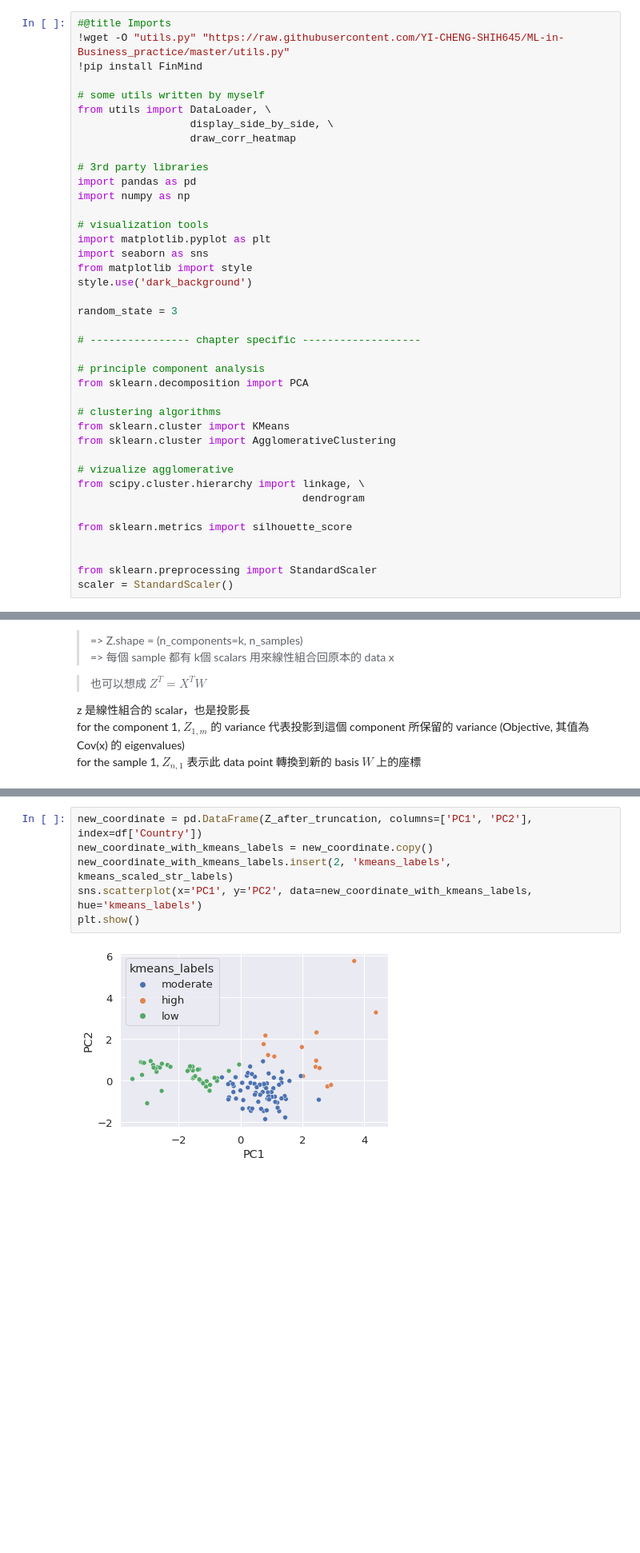
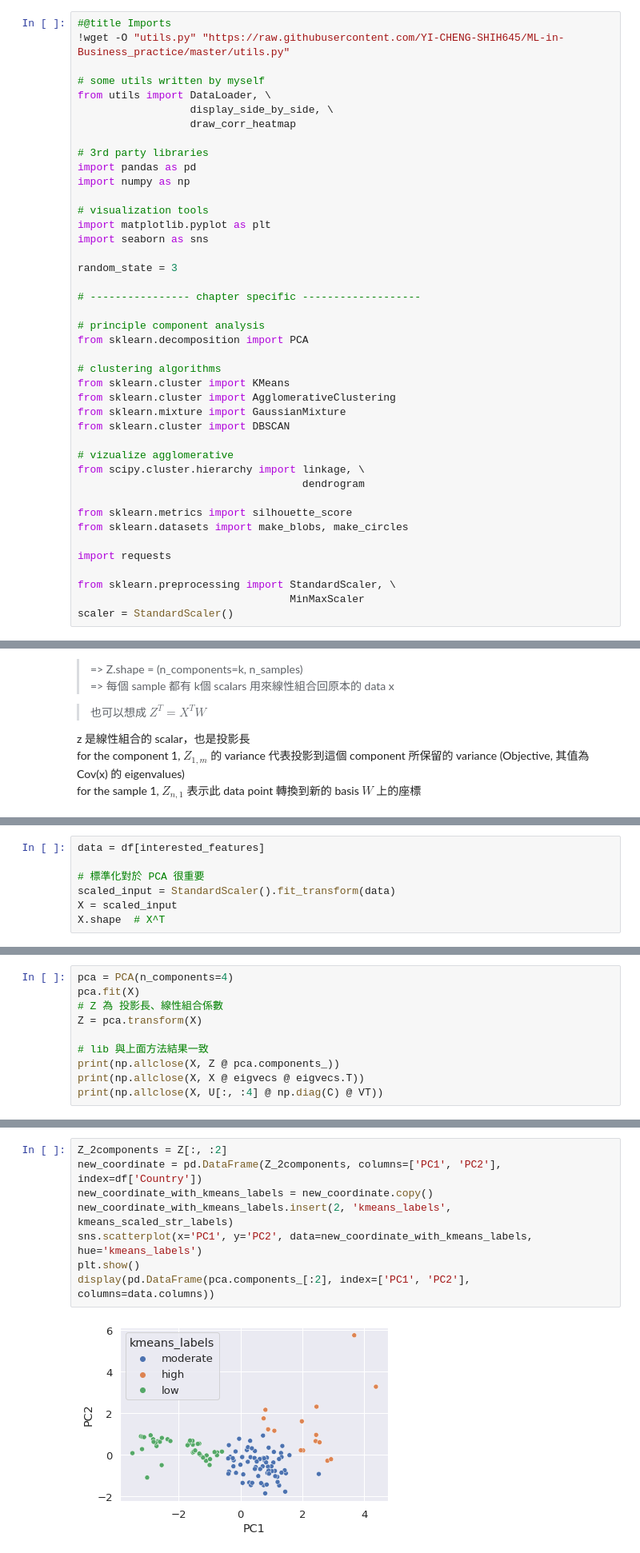
Before and after one commit to YI-CHENG-SHIH645/ML, a Jupyter notebook: ch2_unsupervised-learning/ch2.ipynb, the cells around one changed output, grey strips where cells are left out. Shown at 80% size. Cells and saved outputs as stored; diff of their text form; blank space fills up the shorter version.

```diff
--- a/ch2_unsupervised-learning/ch2.ipynb
+++ b/ch2_unsupervised-learning/ch2.ipynb
@@ -3,7 +3,6 @@
 # %%
 #@title Imports
 !wget -O "utils.py" "https://raw.githubusercontent.com/YI-CHENG-SHIH645/ML-in-Business_practice/master/utils.py"
-!pip install FinMind
 
 # some utils written by myself
 from utils import DataLoader, \
@@ -17,8 +16,6 @@ import numpy as np
 # visualization tools
 import matplotlib.pyplot as plt
 import seaborn as sns
-from matplotlib import style
-style.use('dark_background')
 
 random_state = 3
 
@@ -30,15 +27,20 @@ from sklearn.decomposition import PCA
 # clustering algorithms
 from sklearn.cluster import KMeans
 from sklearn.cluster import AgglomerativeClustering
+from sklearn.mixture import GaussianMixture
+from sklearn.cluster import DBSCAN
 
 # vizualize agglomerative
 from scipy.cluster.hierarchy import linkage, \
                                     dendrogram
 
 from sklearn.metrics import silhouette_score
+from sklearn.datasets import make_blobs, make_circles
 
+import requests
 
-from sklearn.preprocessing import StandardScaler
+from sklearn.preprocessing import StandardScaler, \
+                                  MinMaxScaler
 scaler = StandardScaler()
 # %%
 #@markdown Corruption -- 高好 <br>
@@ -300,0 +273,7 @@ Z_after_truncation = Z[:, :2]
+# %%
+data = df[interested_features]
+
+# 標準化對於 PCA 很重要
+scaled_input = StandardScaler().fit_transform(data)
+X = scaled_input
+X.shape  # X^T
@@ -300,0 +321,10 @@ Z_after_truncation = Z[:, :2]
+# %%
+pca = PCA(n_components=4)
+pca.fit(X)
+# Z 為 投影長、線性組合係數
+Z = pca.transform(X)
+
+# lib 與上面方法結果一致
+print(np.allclose(X, Z @ pca.components_))
+print(np.allclose(X, X @ eigvecs @ eigvecs.T))
+print(np.allclose(X, U[:, :4] @ np.diag(C) @ VT))
@@ -301,8 +335,10 @@ Z_after_truncation = Z[:, :2]
 # %%
-new_coordinate = pd.DataFrame(Z_after_truncation, columns=['PC1', 'PC2'], index=df['Country'])
+Z_2components = Z[:, :2]
+new_coordinate = pd.DataFrame(Z_2components, columns=['PC1', 'PC2'], index=df['Country'])
 new_coordinate_with_kmeans_labels = new_coordinate.copy()
 new_coordinate_with_kmeans_labels.insert(2, 'kmeans_labels', kmeans_scaled_str_labels)
 sns.scatterplot(x='PC1', y='PC2', data=new_coordinate_with_kmeans_labels, hue='kmeans_labels')
 plt.show()
+display(pd.DataFrame(pca.components_[:2], index=['PC1', 'PC2'], columns=data.columns))
 # %% [output]
-[figure, old version]
+[figure, new version]
```
Also changed, not shown: parts of 96 cells of this notebook.
